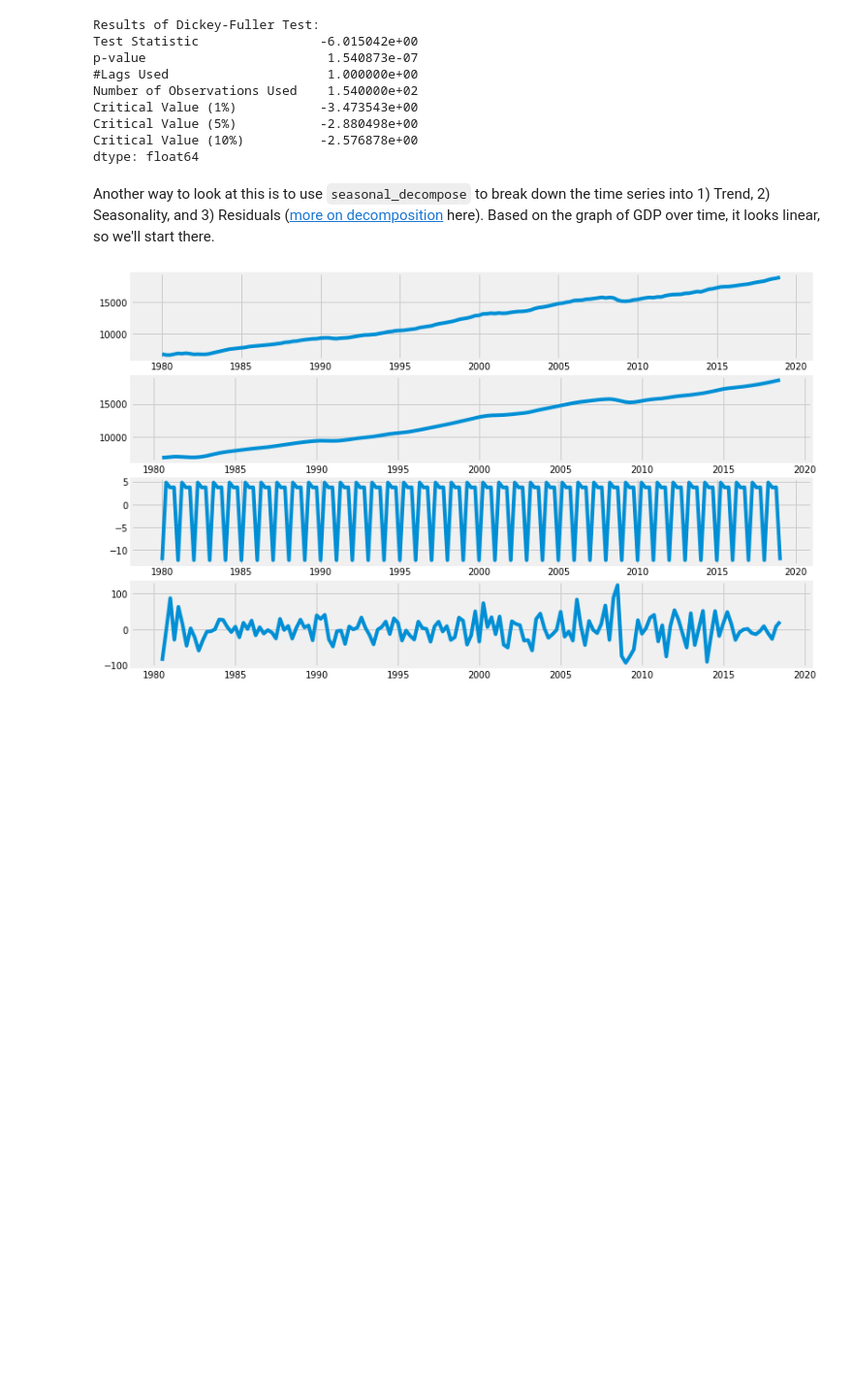
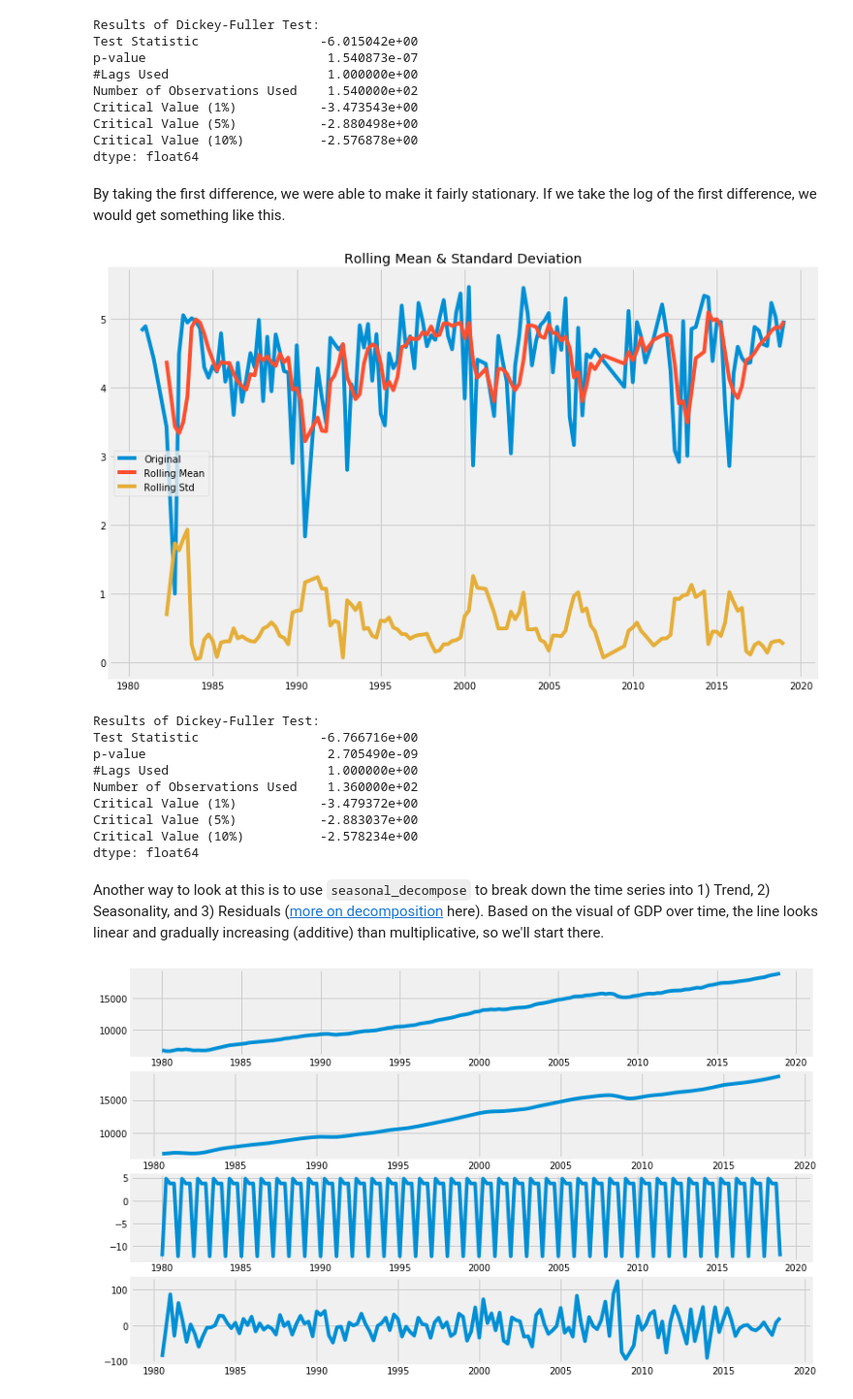
Before and after one commit to wnstnb/research, a Jupyter notebook: Forecasting Real GDP.ipynb, the cells around one changed output. Shown at 97% size. Cells and saved outputs as stored; diff of their text form; code cells hidden in the pictures; blank space fills up the shorter version.

```diff
--- a/Forecasting Real GDP.ipynb
+++ b/Forecasting Real GDP.ipynb
@@ -18,13 +18,24 @@ This will be a crucial data point in company valuation and macroeconomic views.
 - Data here is affected by <u>look-ahead bias</u>, where data at different points in time may have changed after the fact. For example, an estimate for Q1 GDP may have been announced in Q2, but can be revised. The revised number would then replace the original number, and we lose what the value actually was.
 - This could be addressed by having data time-stamped for points in time and storing that data for later use (<a href="http://quantopian.com/">Quantopian</a> does this <i>beautifully</i>).
 - This bias does affect the performance of the time-series model.
+# %%
+import sys
+
+def access_keys():
+    file = open('my_keys.txt')
+    filelines = {}
+    for i in file.readlines():
+        val = i.replace("'",'').split(': ')
+        filelines.update({val[0]:val[1]})
+    return filelines
 # %%
 import quandl as q
 import pandas as pd
 import numpy as np
 import matplotlib.pyplot as plt
+import sys
 
-key = 'this-is-my-key'
+key = access_keys()['quandl']
 
 %matplotlib inline
 plt.style.use('fivethirtyeight')
@@ -147,8 +160,23 @@ Critical Value (1%)           -3.473543e+00
 Critical Value (5%)           -2.880498e+00
 Critical Value (10%)          -2.576878e+00
 dtype: float64
+# %% [markdown]
+By taking the first difference, we were able to make it fairly stationary. If we take the log of the first difference, we would get something like this.
+# %%
+test_stationarity(np.log(gdp.first_diff).dropna())
+# %% [output]
+[figure, added]
+Results of Dickey-Fuller Test:
+Test Statistic                -6.766716e+00
+p-value                        2.705490e-09
+#Lags Used                     1.000000e+00
+Number of Observations Used    1.360000e+02
+Critical Value (1%)           -3.479372e+00
+Critical Value (5%)           -2.883037e+00
+Critical Value (10%)          -2.578234e+00
+dtype: float64
 # %% [markdown]
-Another way to look at this is to use `seasonal_decompose` to break down the time series into 1) Trend, 2) Seasonality, and 3) Residuals (<a href="https://en.wikipedia.org/wiki/Decomposition_of_time_series">more on decomposition</a> here). Based on the graph of GDP over time, it looks linear, so we'll start there.
+Another way to look at this is to use `seasonal_decompose` to break down the time series into 1) Trend, 2) Seasonality, and 3) Residuals (<a href="https://en.wikipedia.org/wiki/Decomposition_of_time_series">more on decomposition</a> here). Based on the visual of GDP over time, the line looks linear and gradually increasing (additive) than multiplicative, so we'll start there.
 # %%
 from statsmodels.tsa.seasonal import seasonal_decompose
 plt.figure(figsize=(12,8))
```
Also changed, not shown: parts of 14 cells of this notebook, 1 other file.
